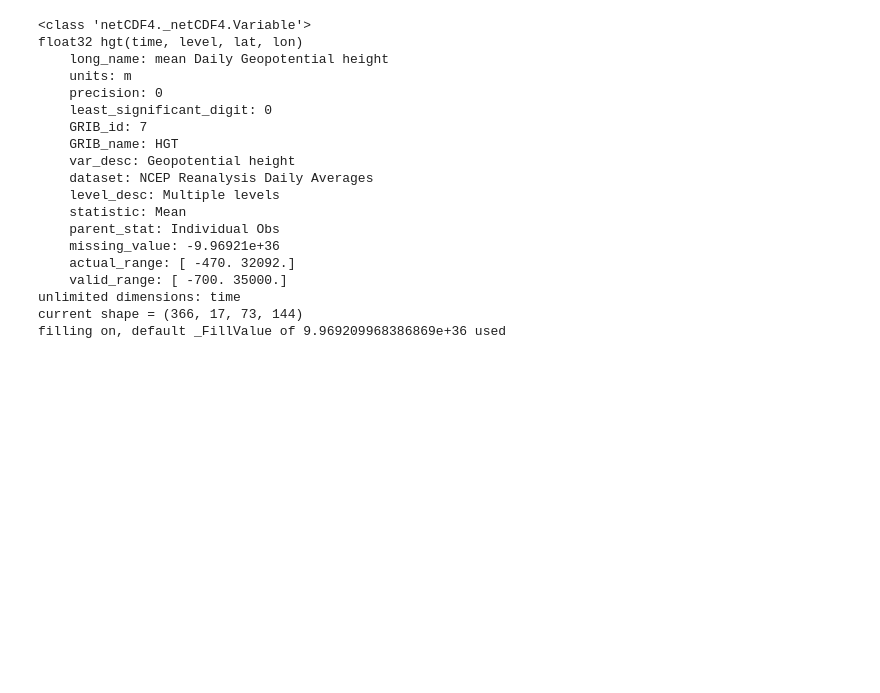
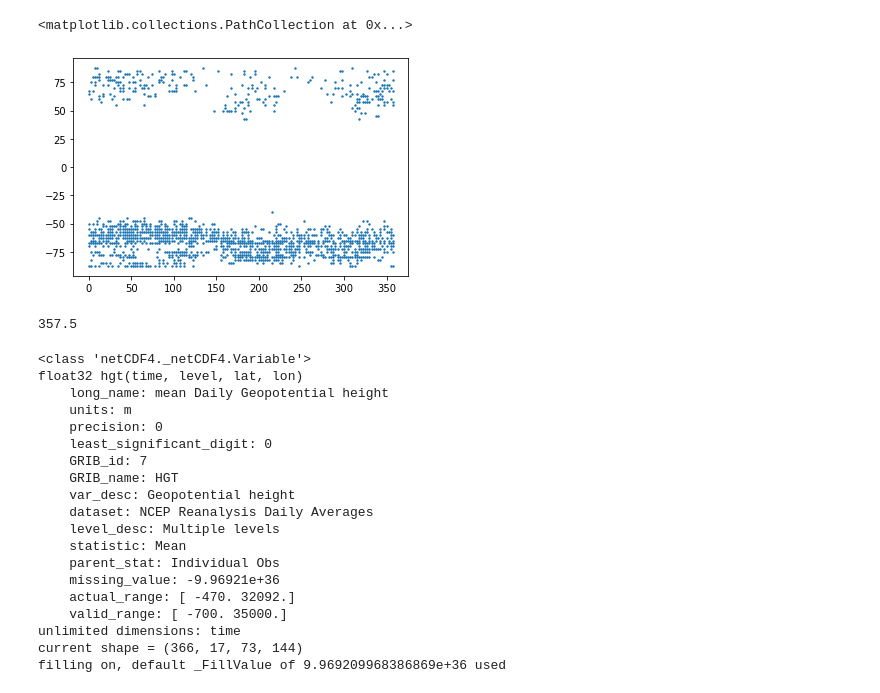
Before and after one commit to mglevitt/Replication_Project, a Jupyter notebook: notebooks/Read_Data.ipynb, the cells around one changed output. Cells and saved outputs as stored; diff of their text form; code cells hidden in the pictures; blank space fills up the shorter version.

Commit message:
Data Downloaded

```diff
--- a/notebooks/Read_Data.ipynb
+++ b/notebooks/Read_Data.ipynb
@@ -39,0 +80,4 @@ dict_keys(['level', 'lat', 'lon', 'time', 'hgt'])
+# %%
+df = df.reset_index()
+df_500 = df[df['hgt'] == 500]
+df_500
@@ -39,0 +98,3 @@ dict_keys(['level', 'lat', 'lon', 'time', 'hgt'])
+# %%
+coords = list(df_500.groupby(['lat','lon']).count().index)
+coords
@@ -39,0 +119,3 @@ dict_keys(['level', 'lat', 'lon', 'time', 'hgt'])
+# %%
+coord_df = pd.DataFrame(coords).rename(columns={0:'lat',1:'long'})
+coord_df
@@ -40,3 +136,12 @@ dict_keys(['level', 'lat', 'lon', 'time', 'hgt'])
+# %%
+plt.scatter(coord_df['long'],coord_df['lat'],s=2)
+# %% [output]
+<matplotlib.collections.PathCollection at 0x...>
+[figure, added]
+# %%
+coord_df['long'].max()
+# %% [output]
+357.5
 # %%
 hgt = f.variables['hgt'] # hgt variable
 print(hgt)
```
Also changed, not shown: parts of 10 cells of this notebook, 5 other files.
